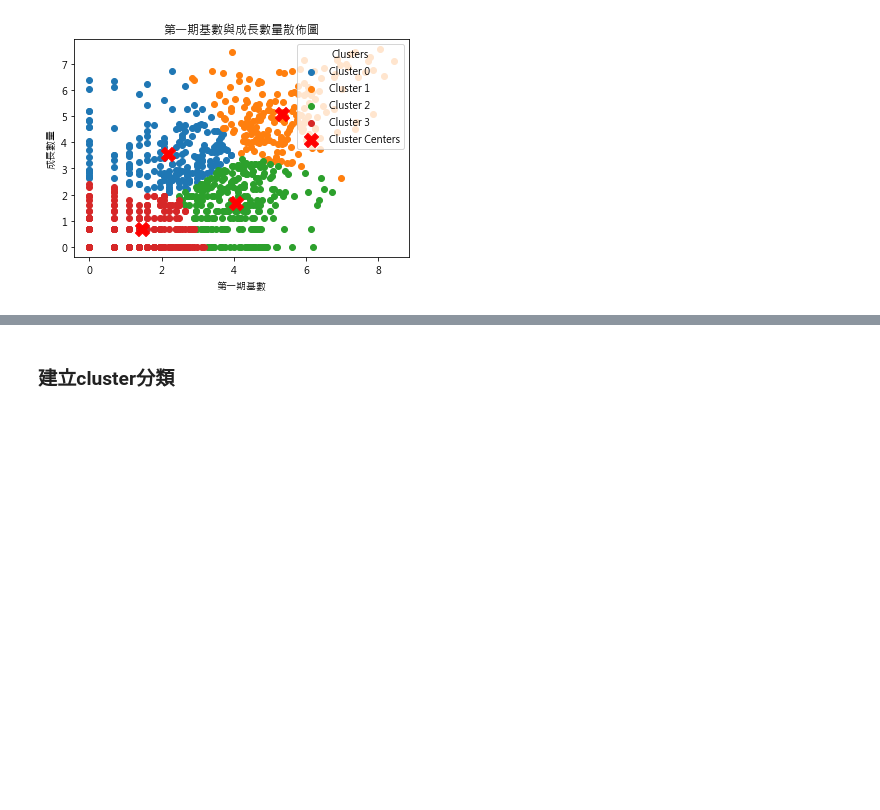
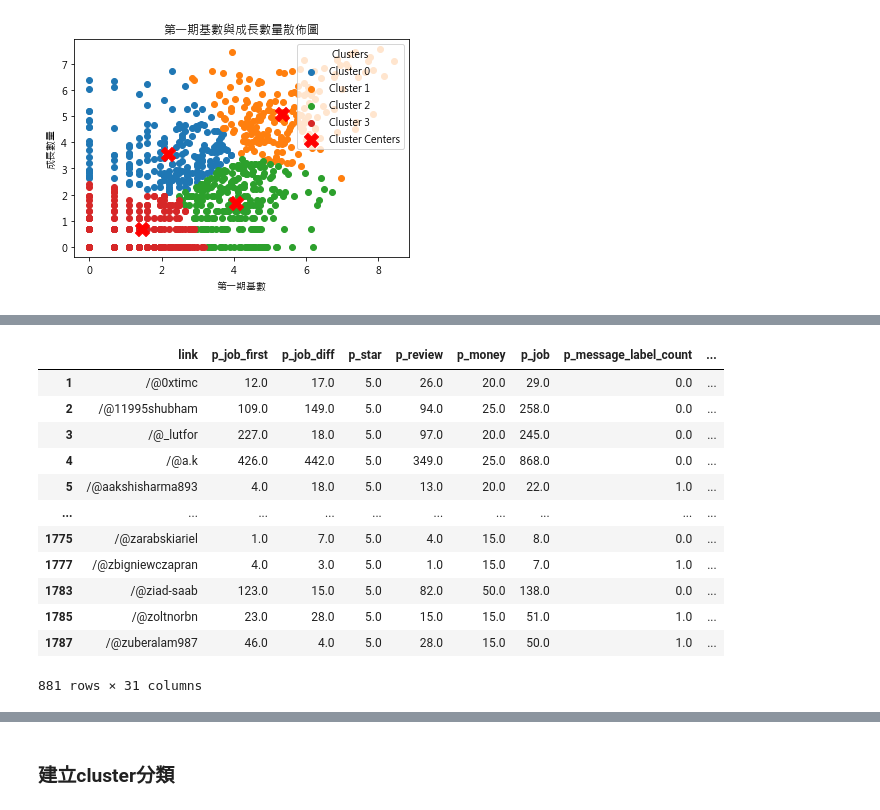
Before and after one commit to o78908/thesis, a Jupyter notebook: codementorCluster.ipynb, the cells around one changed output, grey strips where cells are left out. Cells and saved outputs as stored; diff of their text form; code cells hidden in the pictures; blank space fills up the shorter version.

```diff
--- a/codementorCluster.ipynb
+++ b/codementorCluster.ipynb
@@ -430,0 +617,16 @@ diff_df.to_csv(r"C:\Users\Modern 14\Desktop\codementorAll\test\20240603\diff_df2
+# %%
+diff_df
+# %% [output]
+|  | link | p_job_first | p_job_diff | p_star | p_review | p_money | p_job | p_message_label_count | ... |
+| 1 | /@0xtimc | 12.0 | 17.0 | 5.0 | 26.0 | 20.0 | 29.0 | 0.0 | ... |
+| 2 | /@11995shubham | 109.0 | 149.0 | 5.0 | 94.0 | 25.0 | 258.0 | 0.0 | ... |
+| 3 | /@_lutfor | 227.0 | 18.0 | 5.0 | 97.0 | 20.0 | 245.0 | 0.0 | ... |
+| 4 | /@a.k | 426.0 | 442.0 | 5.0 | 349.0 | 25.0 | 868.0 | 0.0 | ... |
+| 5 | /@aakshisharma893 | 4.0 | 18.0 | 5.0 | 13.0 | 20.0 | 22.0 | 1.0 | ... |
+| ... | ... | ... | ... | ... | ... | ... | ... | ... | ... |
+| 1775 | /@zarabskiariel | 1.0 | 7.0 | 5.0 | 4.0 | 15.0 | 8.0 | 0.0 | ... |
+| 1777 | /@zbigniewczapran | 4.0 | 3.0 | 5.0 | 1.0 | 15.0 | 7.0 | 1.0 | ... |
+| 1783 | /@ziad-saab | 123.0 | 15.0 | 5.0 | 82.0 | 50.0 | 138.0 | 0.0 | ... |
+| 1785 | /@zoltnorbn | 23.0 | 28.0 | 5.0 | 15.0 | 15.0 | 51.0 | 1.0 | ... |
+| 1787 | /@zuberalam987 | 46.0 | 4.0 | 5.0 | 28.0 | 15.0 | 50.0 | 1.0 | ... |
+881 rows × 31 columns
```
Also changed, not shown: parts of 11 cells of this notebook.
